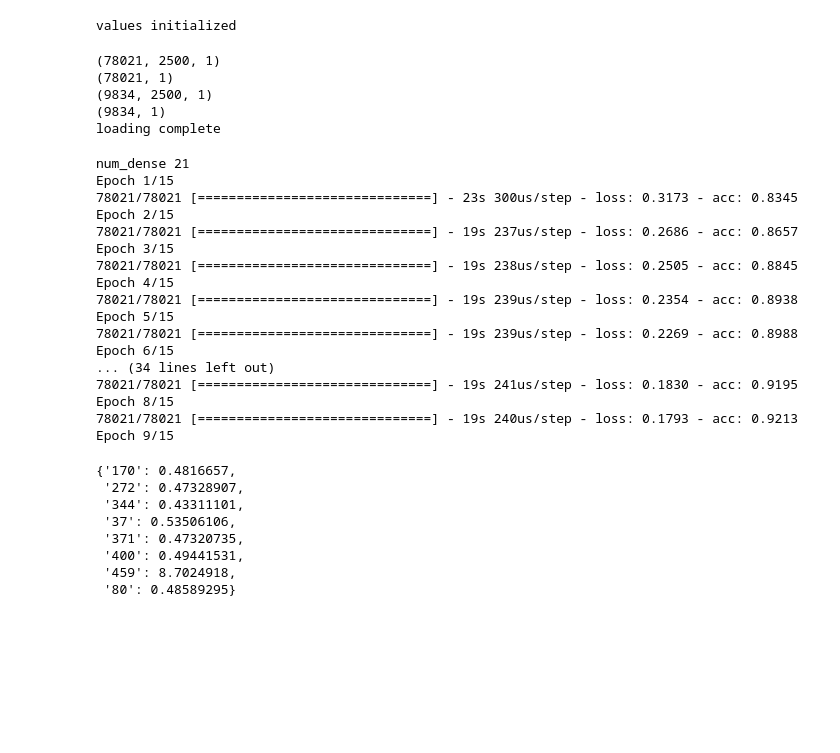
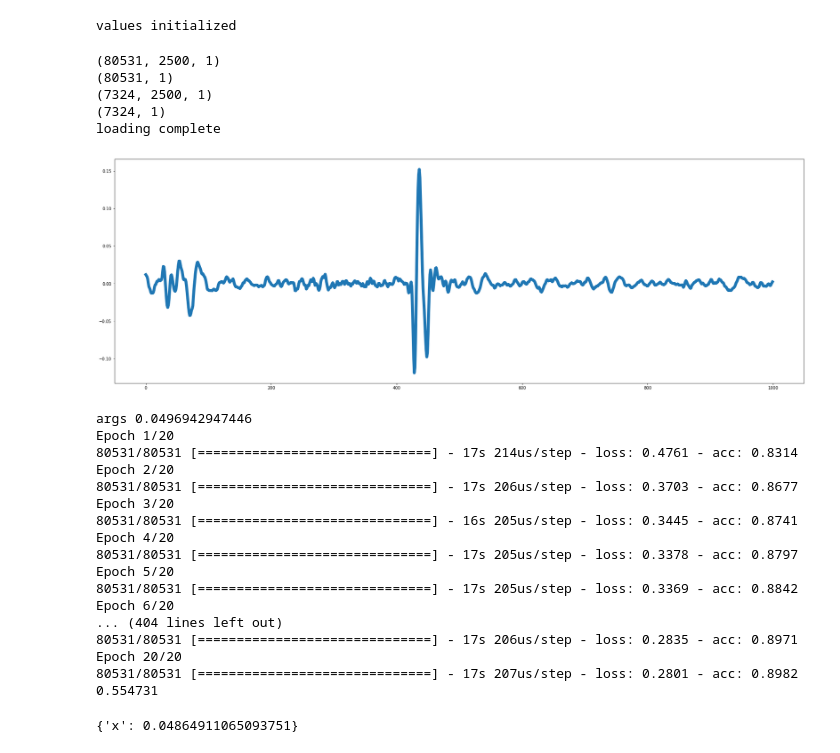
Before and after one commit to AhmedImtiazPrio/heartnet, a Jupyter notebook: codes/Hyperoptimization.ipynb, the cells around one changed output. Cells and saved outputs as stored; diff of their text form; code cells hidden in the pictures; blank space fills up the shorter version.

Commit message:
added L2-reg for results on fold0 changed the layers to Conv1D. results are similar to linear phase

```diff
--- a/codes/Hyperoptimization.ipynb
+++ b/codes/Hyperoptimization.ipynb
@@ -12,7 +11,7 @@ from keras import backend as K
 # %% [output]
 Using TensorFlow backend.
 # %%
-foldname='fold1_noFIR'
+foldname='fold0_noFIR'
 # %%
 random_seed=1
 batch_size=64
@@ -41,6 +40,8 @@ print "values initialized"
 # %% [output]
 values initialized
 # %%
+import tables
+from heartnet_v1 import reshape_folds
 feat = tables.open_file(fold_dir + foldname + '.mat')
 x_train = feat.root.trainX[:]
 y_train = feat.root.trainY[0, :]
@@ -58,10 +59,18 @@ for i in range(0, y_val.shape[0]):
 x_train, y_train, x_val, y_val = reshape_folds(x_train, x_val, y_train, y_val)
 print "loading complete"
 # %% [output]
-(78021, 2500, 1)
-(78021, 1)
-(9834, 2500, 1)
-(9834, 1)
+(80531, 2500, 1)
+(80531, 1)
+(7324, 2500, 1)
+(7324, 1)
 loading complete
+# %%
+import matplotlib.pyplot as plt
+import matplotlib as mpl
+mpl.rcParams['figure.figsize']=(30,10)
+plt.plot(x_train[0,:1000],linewidth=7.0)
+plt.show()
+# %% [output]
+[figure, added]
 # %%
 def objective(args):
@@ -85,36 +94,29 @@ def objective(args):
 from hyperopt import hp, Trials, fmin, tpe
 trials = Trials()
 best = fmin(objective,
-    space=hp.randint('x',400),
+    space=hp.uniform('x',0.03,0.1),
     algo=tpe.suggest,
-    max_evals=20,
+    max_evals=10,
     trials=trials)
 # %% [output]
-num_dense 21
-Epoch 1/15
-78021/78021 [==============================] - 23s 300us/step - loss: 0.3173 - acc: 0.8345
-Epoch 2/15
-78021/78021 [==============================] - 19s 237us/step - loss: 0.2686 - acc: 0.8657
-Epoch 3/15
-78021/78021 [==============================] - 19s 238us/step - loss: 0.2505 - acc: 0.8845
-Epoch 4/15
-78021/78021 [==============================] - 19s 239us/step - loss: 0.2354 - acc: 0.8938
-Epoch 5/15
-78021/78021 [==============================] - 19s 239us/step - loss: 0.2269 - acc: 0.8988
-Epoch 6/15
-... (34 lines left out)
-78021/78021 [==============================] - 19s 241us/step - loss: 0.1830 - acc: 0.9195
-Epoch 8/15
-78021/78021 [==============================] - 19s 240us/step - loss: 0.1793 - acc: 0.9213
-Epoch 9/15
+args 0.0496942947446
+Epoch 1/20
+80531/80531 [==============================] - 17s 214us/step - loss: 0.4761 - acc: 0.8314
+Epoch 2/20
+80531/80531 [==============================] - 17s 206us/step - loss: 0.3703 - acc: 0.8677
+Epoch 3/20
+80531/80531 [==============================] - 16s 205us/step - loss: 0.3445 - acc: 0.8741
+Epoch 4/20
+80531/80531 [==============================] - 17s 205us/step - loss: 0.3378 - acc: 0.8797
+Epoch 5/20
+80531/80531 [==============================] - 17s 205us/step - loss: 0.3369 - acc: 0.8842
+Epoch 6/20
+... (404 lines left out)
+80531/80531 [==============================] - 17s 206us/step - loss: 0.2835 - acc: 0.8971
+Epoch 20/20
+80531/80531 [==============================] - 17s 207us/step - loss: 0.2801 - acc: 0.8982
+0.554731
-# %%
-params
-# %% [output]
-{'170': 0.4816657,
- '272': 0.47328907,
- '344': 0.43311101,
- '37': 0.53506106,
- '371': 0.47320735,
- '400': 0.49441531,
- '459': 8.7024918,
- '80': 0.48589295}
+# %%
+best
+# %% [output]
+{'x': 0.04864911065093751}
```
Also changed, not shown: parts of 4 cells of this notebook, 3 other files.
